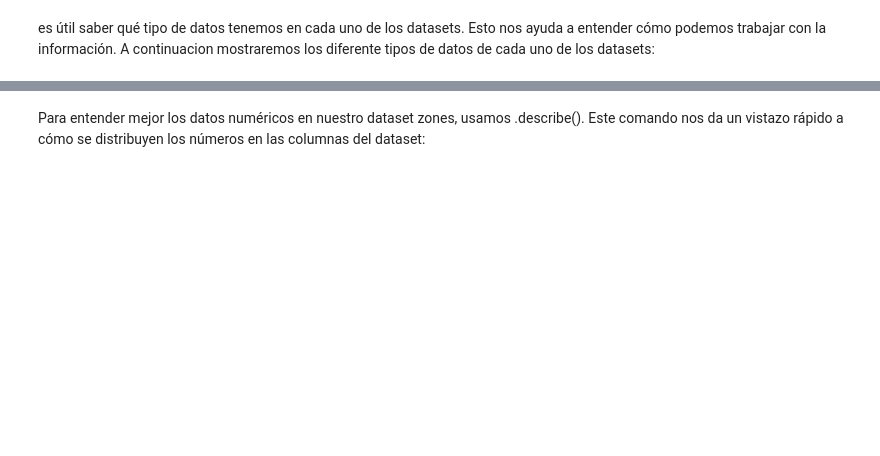
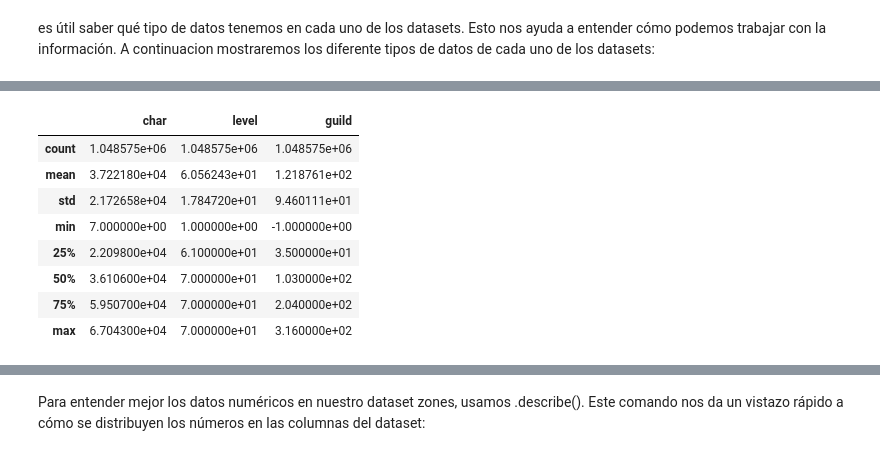
Before and after one commit to Andresilvampuero/machinwow, a Jupyter notebook: wow/notebooks/Exploracion.ipynb, the cells around one changed output, grey strips where cells are left out. Saved outputs shown, nothing was run; the diff lists cells and outputs as text; code cells hidden in the pictures; blank space fills up the shorter version.

```diff
--- a/wow/notebooks/Exploracion.ipynb
+++ b/wow/notebooks/Exploracion.ipynb
@@ -105,0 +149,3 @@ dtype: object
+# %%
+wowah_data.describe()
+# %% [output]
@@ -106 +153,10 @@ dtype: object
+|  | char | level | guild |
+| count | 1.048575e+06 | 1.048575e+06 | 1.048575e+06 |
+| mean | 3.722180e+04 | 6.056243e+01 | 1.218761e+02 |
+| std | 2.172658e+04 | 1.784720e+01 | 9.460111e+01 |
+| min | 7.000000e+00 | 1.000000e+00 | -1.000000e+00 |
+| 25% | 2.209800e+04 | 6.100000e+01 | 3.500000e+01 |
+| 50% | 3.610600e+04 | 7.000000e+01 | 1.030000e+02 |
+| 75% | 5.950700e+04 | 7.000000e+01 | 2.040000e+02 |
+| max | 6.704300e+04 | 7.000000e+01 | 3.160000e+02 |
 # %%
```
Also changed, not shown: parts of 44 cells of this notebook.
